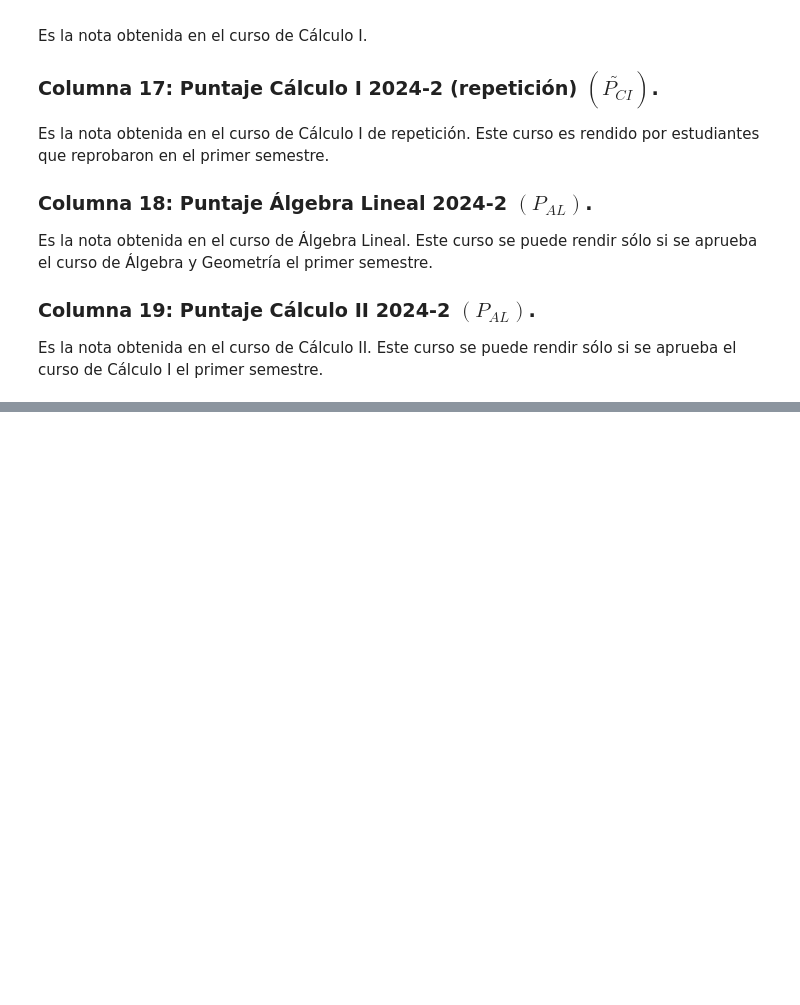
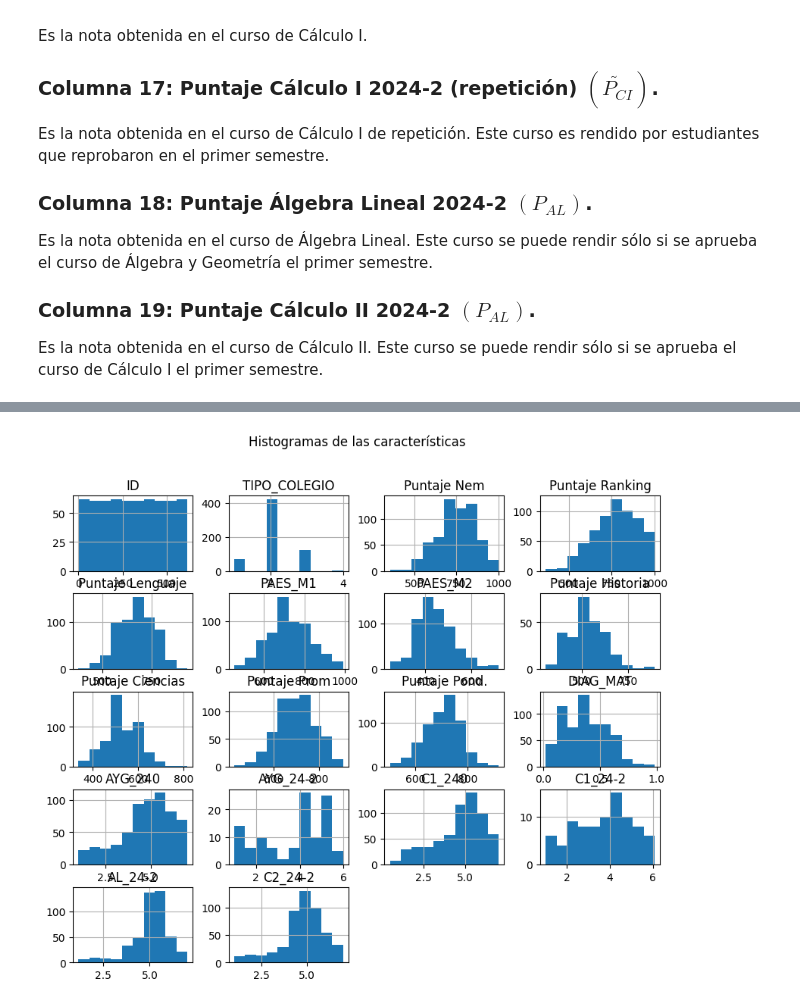
Before and after one commit to isaavedrab85/PROYECTO, a Jupyter notebook: 02database.ipynb, the cells around one changed output, grey strips where cells are left out. Cells and saved outputs as stored; diff of their text form; code cells hidden in the pictures; blank space fills up the shorter version.

```diff
--- a/02database.ipynb
+++ b/02database.ipynb
@@ -127,0 +136,7 @@ Es la nota obtenida en el curso de Cálculo II. Este curso se puede rendir sólo
+# %%
+# Histogramas
+df.hist(figsize=(10, 8))
+plt.suptitle('Histogramas de las características')
+plt.show()
+# %% [output]
+[figure, added]
```
Also changed, not shown: parts of 8 cells of this notebook.
